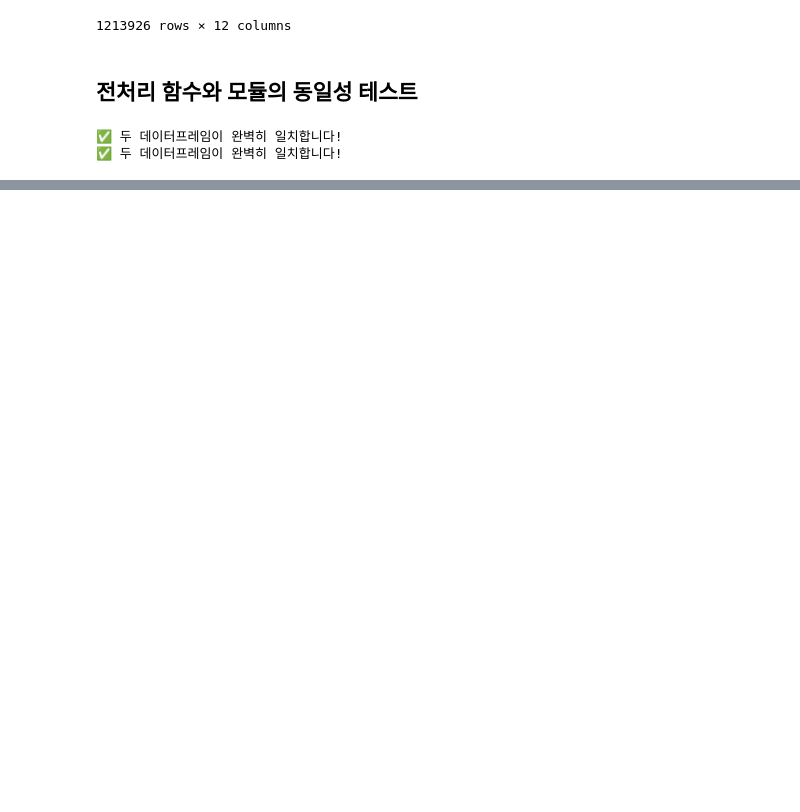
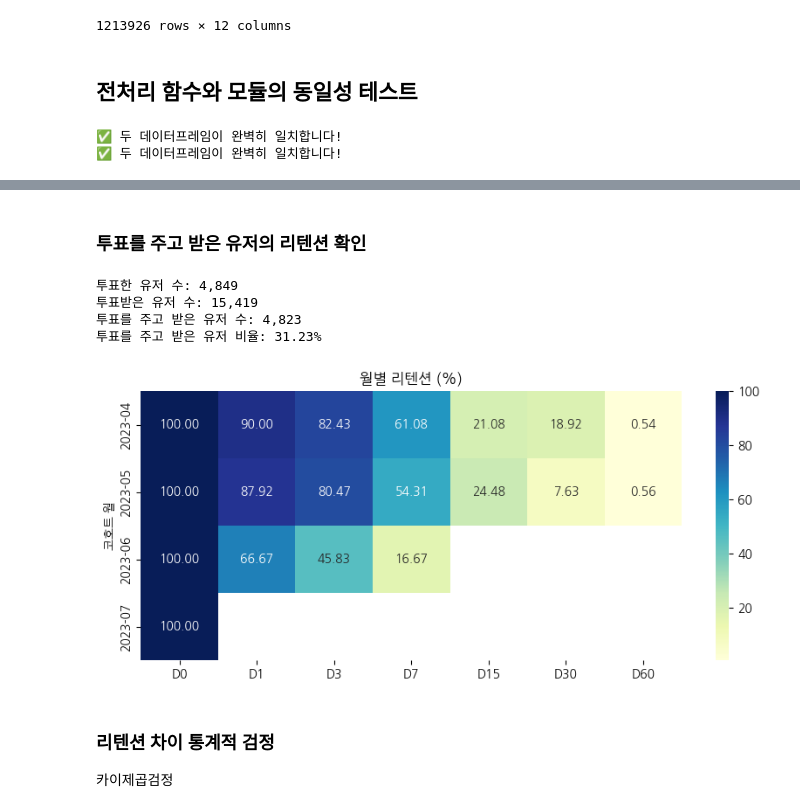
Before and after one commit to DA15-Lab/team3-ping-analytics, a Jupyter notebook: notebooks/Daun_analysis.ipynb, the cells around one changed output, grey strips where cells are left out. Drawn from its saved outputs; the diff is of its cells as text; code cells hidden in the pictures; blank space fills up the shorter version.

```diff
--- a/notebooks/Daun_analysis.ipynb
+++ b/notebooks/Daun_analysis.ipynb
@@ -1021,0 +1313,41 @@ clean_accounts_user()
+# %% [markdown]
+### 투표를 주고 받은 유저의 리텐션 확인
+# %%
+# 투표를 주고 받은 유저 id
+voted_and_chosen_user_id = chosen_user_ids & voted_user_ids
+
+# 투표를 하거나 받은 유저 중, 투표를 주고 받은 유저 비율
+voted_and_chosen_ratio = (len(voted_and_chosen_user_id) / len(vote_related_user_ids)) * 100
+
+print(f'투표한 유저 수: {len(voted_user_ids):,}')
+print(f'투표받은 유저 수: {len(chosen_user_ids):,}')
+print(f'투표를 주고 받은 유저 수: {len(voted_and_chosen_user_id):,}')
+print(f'투표를 주고 받은 유저 비율: {voted_and_chosen_ratio:.2f}%')
+# %% [output]
+투표한 유저 수: 4,849
+투표받은 유저 수: 15,419
+투표를 주고 받은 유저 수: 4,823
+투표를 주고 받은 유저 비율: 31.23%
+# %%
+# 투표를 주고 받은 유저의 리텐션
+
+# 투표를 주고 받은 유저들의 전체 활동 로그 추출
+cond_voted_and_chosen = tables_combined['user_id'].isin(voted_and_chosen_user_id)
+voted_and_chosen_df = tables_combined[cond_voted_and_chosen].copy()
+
+# 투표를 주고 받은 유저들의 리텐션 테이블
+voted_and_chosen_retention_rate = get_retention_rate(voted_and_chosen_df)
+
+# 투표를 주고 받은 유저들의 리텐션 히트맵
+plt.figure(figsize=(10, 4))
+
+sns.heatmap(voted_and_chosen_retention_rate, annot=True, fmt='.2f', cmap='YlGnBu')
+plt.title('월별 리텐션 (%)')
+plt.ylabel('코호트 월')
+
+plt.show()
+# %% [output]
+[figure, added]
+# %% [markdown]
+### 리텐션 차이 통계적 검정
+카이제곱검정
```
Also changed, not shown: parts of 26 cells of this notebook, 1 other file.
